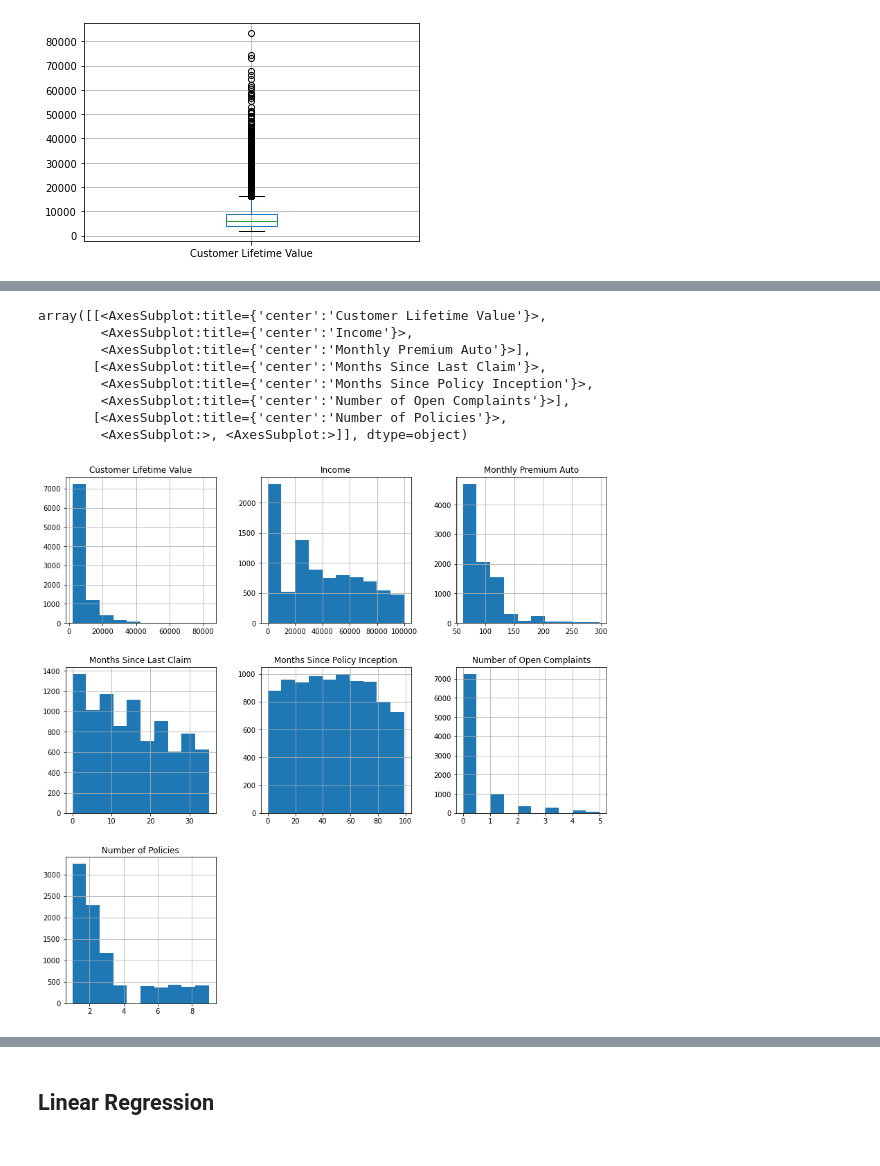
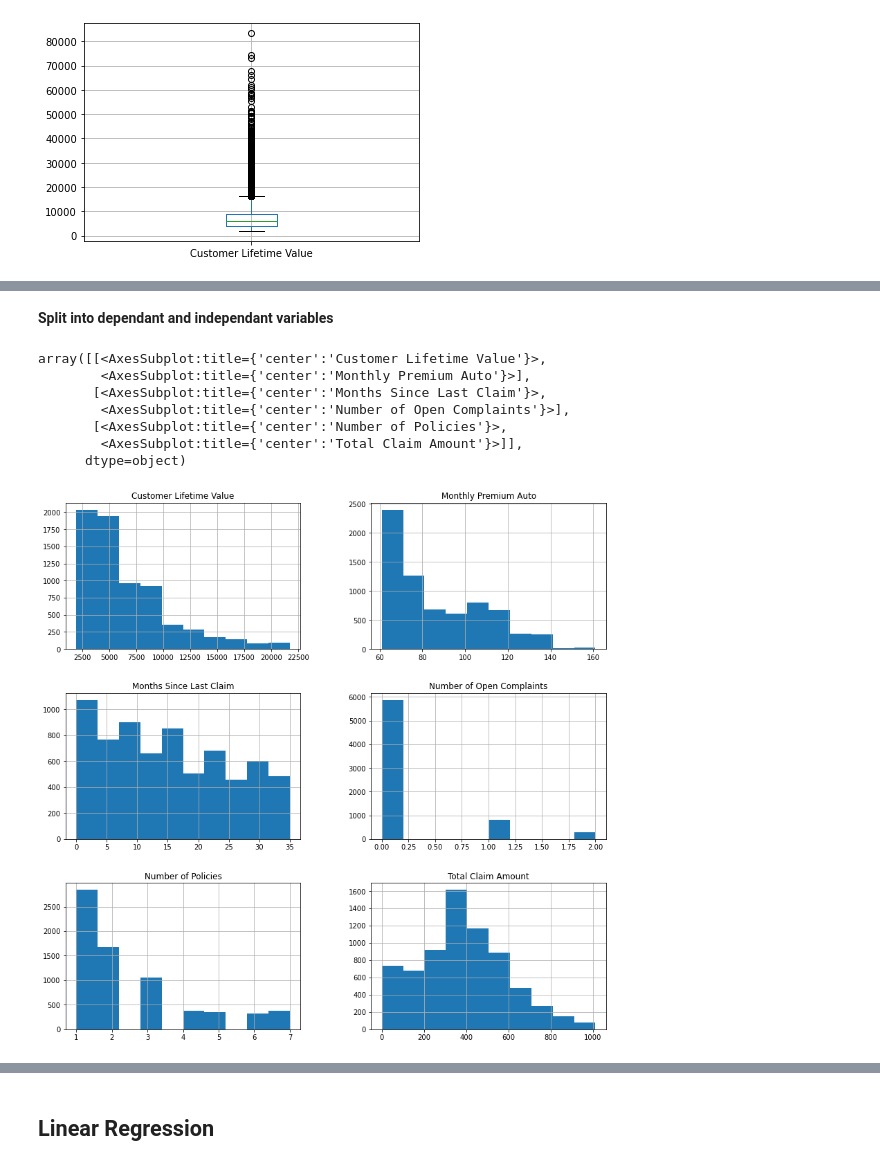
Before and after one commit to emma23579/IronhackLabs, a Jupyter notebook: Case_Study_Continued.ipynb, the cells around one changed output, grey strips where cells are left out. Cells and saved outputs as stored; diff of their text form; code cells hidden in the pictures.

```diff
--- a/Case_Study_Continued.ipynb
+++ b/Case_Study_Continued.ipynb
@@ -121,4 +134,4 @@ y=new_df["Total Claim Amount"]
 # %%
-xn = x._get_numeric_data()
-xn
+new_df_n = new_df._get_numeric_data()
+new_df_n
 # %% [output]
@@ -137,0 +151,6 @@ xn
+# %%
+new_df_c = new_df.select_dtypes(include=['object'])
+# %%
+new_df_n = new_df_n[(np.abs(stats.zscore(new_df_n)) < 2).all(axis=1)]
+#new_df_n.reset_index(inplace=True)
+new_df_n
@@ -137,0 +171,3 @@ xn
+# %%
+new_df = new_df_n.merge(new_df_c,how='left',left_index=True,right_index=True)
+new_df
@@ -138,12 +188,13 @@ xn
+# %% [markdown]
+<b> Split into dependant and independant variables
 # %%
-xn.hist(figsize=(14,14))
+new_df.hist(figsize=(14,14))
 # %% [output]
 array([[<AxesSubplot:title={'center':'Customer Lifetime Value'}>,
-        <AxesSubplot:title={'center':'Income'}>,
         <AxesSubplot:title={'center':'Monthly Premium Auto'}>],
        [<AxesSubplot:title={'center':'Months Since Last Claim'}>,
-        <AxesSubplot:title={'center':'Months Since Policy Inception'}>,
         <AxesSubplot:title={'center':'Number of Open Complaints'}>],
        [<AxesSubplot:title={'center':'Number of Policies'}>,
-        <AxesSubplot:>, <AxesSubplot:>]], dtype=object)
+        <AxesSubplot:title={'center':'Total Claim Amount'}>]],
+      dtype=object)
-[figure, old version]
+[figure, new version]
```
Also changed, not shown: parts of 41 cells of this notebook.
